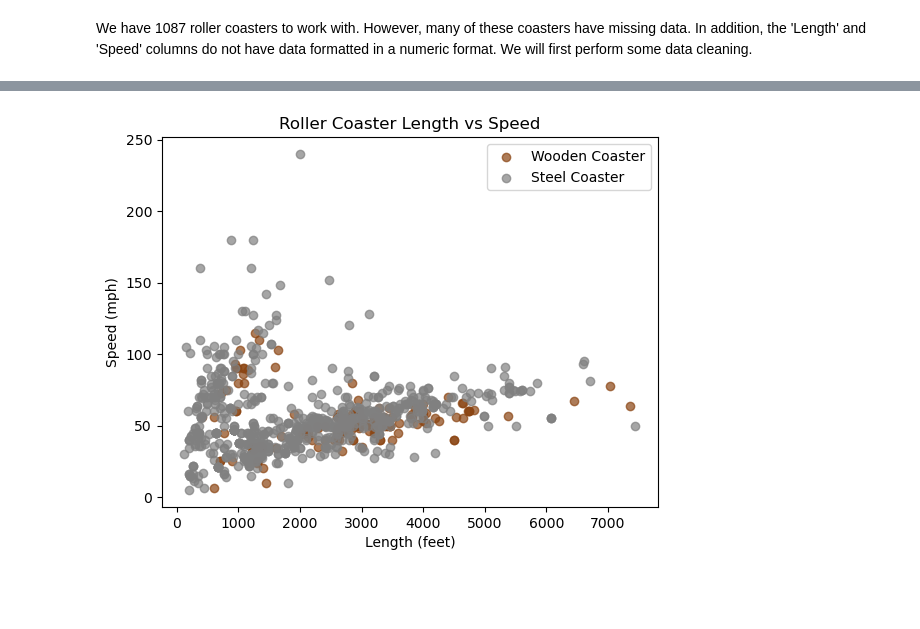
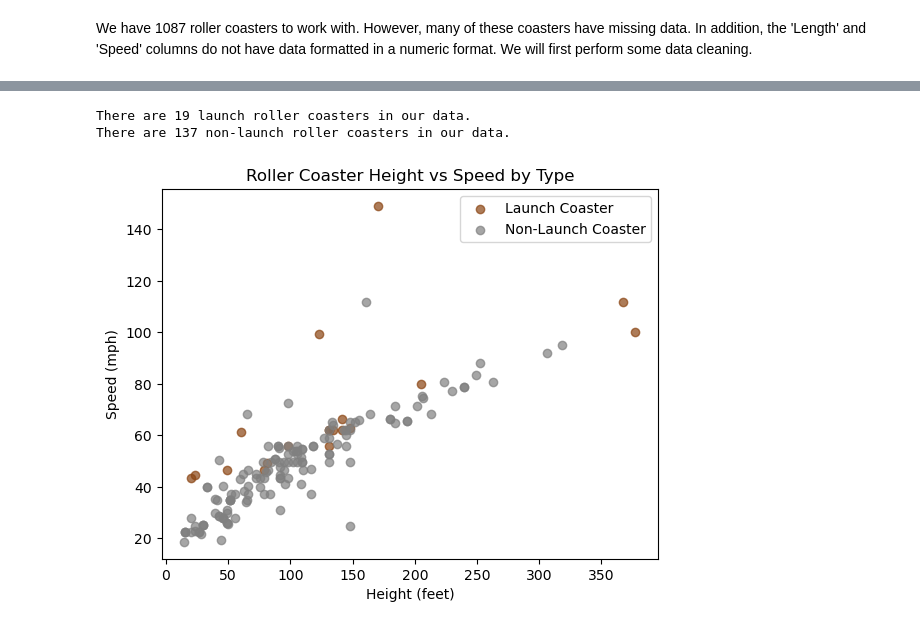
Before and after one commit to legendschwab/cmor438, a Jupyter notebook: Supervised Machine Learning/2. Linear Regression/LinearRegressionCMOR438.ipynb, the cells around one changed output, grey strips where cells are left out. Saved outputs shown, nothing was run; the diff lists cells and outputs as text; code cells hidden in the pictures; blank space fills up the shorter version.

```diff
--- a/Supervised Machine Learning/2. Linear Regression/LinearRegressionCMOR438.ipynb
+++ b/Supervised Machine Learning/2. Linear Regression/LinearRegressionCMOR438.ipynb
@@ -64,16 +93,16 @@ We have 1087 roller coasters to work with. However, many of these coasters have
 # %%
 # Cleaning Data Set To Only Look At Length and Speed
 
-cleaned_data = coaster_data[['Length','Speed','Type']]
+cleaned_data = coaster_data[['height_ft','speed_mph','Type']]
 
 # Dropping NaN data
 cleaned_data.dropna(inplace = True)
 
-# Convert length to just feet and speed to just miles per hour
+# Truncating the roller coaster type to be just wooden or steel
 
-cleaned_data['Length'] = cleaned_data['Length'].str.replace(',', '').str.extract(r'(\d+)')[0].astype(float)
-cleaned_data['Speed'] = cleaned_data['Speed'].str.replace(',', '').str.extract(r'(\d+)')[0].astype(float)
-cleaned_data['Type'] = cleaned_data['Type'].apply(lambda x: re.sub(r'[\xa0\u2013\u2014]', ' ', str(x))).str.split(' ').str[0]
+#cleaned_data['Length'] = cleaned_data['Length'].str.replace(',', '').str.extract(r'(\d+)')[0].astype(float)
+#cleaned_data['Speed'] = cleaned_data['Speed'].str.replace(',', '').str.extract(r'(\d+)')[0].astype(float)
+#cleaned_data['Type'] = cleaned_data['Type'].apply(lambda x: re.sub(r'[\xa0\u2013\u2014]', ' ', str(x))).str.split(' ').str[0]
 # %% [output]
 A value is trying to be set on a copy of a slice from a DataFrame
 
@@ -159,26 +168,29 @@ residuals = calculate_residuals(transform_length, speed_data)
 # %%
-# Separate data for wood and steel roller coasters
-wood_coasters = cleaned_data[cleaned_data['Type'] == 'Wood']
-steel_coasters = cleaned_data[cleaned_data['Type'] == 'Steel']
+# Separate data for launch and non-launch roller coasters
 
+launch_coasters = cleaned_data[cleaned_data['Type'].str.contains('Launch', case=False, na=False)]
+non_launch_coasters = cleaned_data[~cleaned_data['Type'].str.contains('Launch', case=False, na=False)]
+
+print(f"There are {launch_coasters.shape[0]} launch roller coasters in our data.")
+print(f"There are {non_launch_coasters.shape[0]} non-launch roller coasters in our data.")
 
 # Plot wood roller coasters
-plt.scatter(wood_coasters['Length'], wood_coasters['Speed'],
-            color='saddlebrown', label='Wooden Coaster', alpha=0.7)
+plt.scatter(launch_coasters['height_ft'], launch_coasters['speed_mph'],
+            color='saddlebrown', label='Launch Coaster', alpha=0.7)
 
 # Plot steel roller coasters
-plt.scatter(steel_coasters['Length'], steel_coasters['Speed'],
-            color='gray', label='Steel Coaster', alpha=0.7)
+plt.scatter(non_launch_coasters['height_ft'], non_launch_coasters['speed_mph'],
+            color='gray', label='Non-Launch Coaster', alpha=0.7)
 
 # Labels and title
-plt.xlabel('Length (feet)')
+plt.xlabel('Height (feet)')
 plt.ylabel('Speed (mph)')
-plt.title('Roller Coaster Length vs Speed')
-
+plt.title('Roller Coaster Height vs Speed by Type')
 # Add legend
 plt.legend()
-
 # Show plot
 plt.show()
 # %% [output]
+There are 19 launch roller coasters in our data.
+There are 137 non-launch roller coasters in our data.
-[figure, old version]
+[figure, new version]
```
Also changed, not shown: parts of 23 cells of this notebook, 1 other file.
